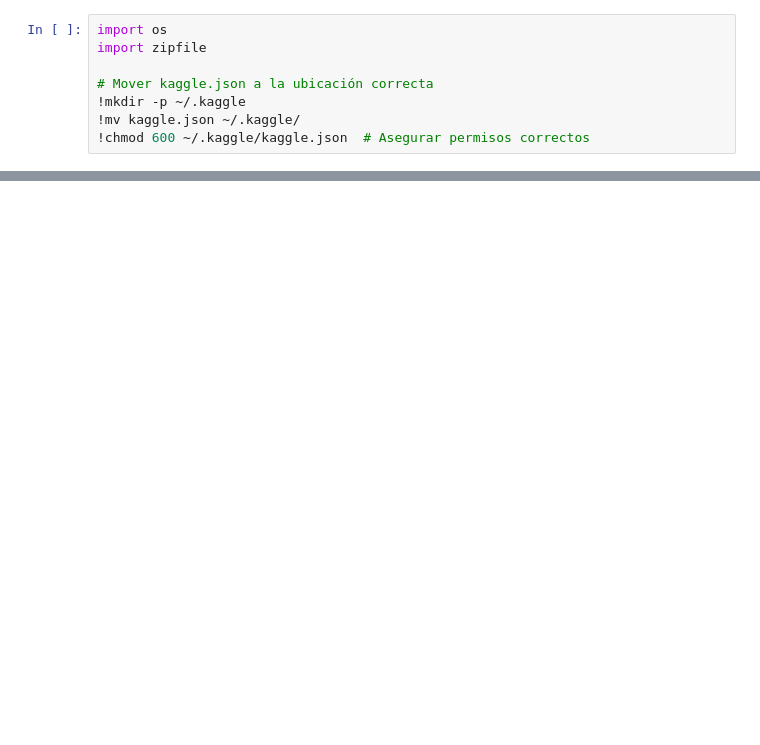
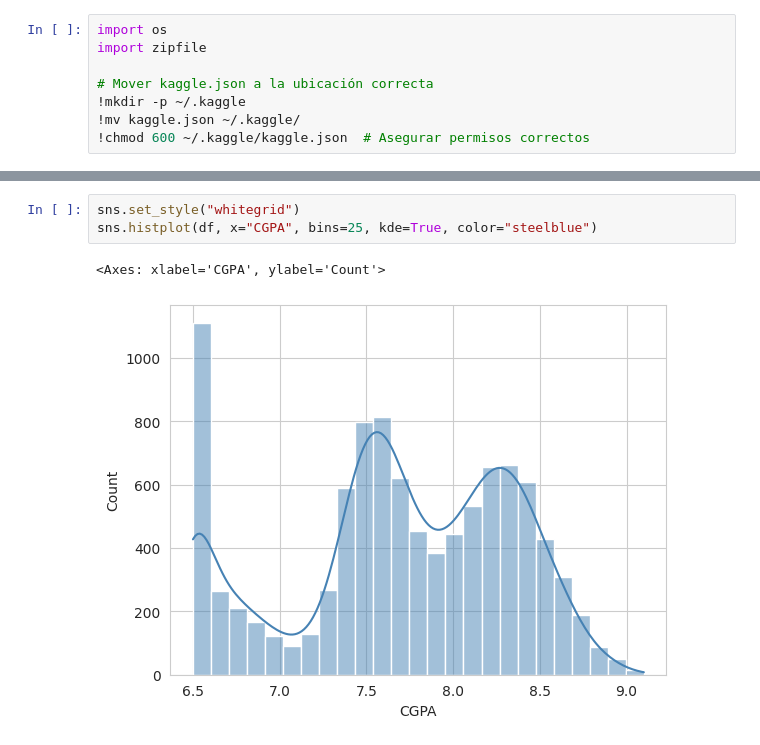
Before and after one commit to Dyaruro1/AI-Proyect-PlacementPrediction, a Jupyter notebook: Dataset_Proyecto.ipynb, the cells around one changed output, grey strips where cells are left out. Drawn from its saved outputs; the diff is of its cells as text; blank space fills up the shorter version.

```diff
--- a/Dataset_Proyecto.ipynb
+++ b/Dataset_Proyecto.ipynb
@@ -33,0 +175,6 @@ df.info()
+# %%
+sns.set_style("whitegrid")
+sns.histplot(df, x="CGPA", bins=25, kde=True, color="steelblue")
+# %% [output]
+<Axes: xlabel='CGPA', ylabel='Count'>
+[figure, added]
```
Also changed, not shown: parts of 52 cells of this notebook.
